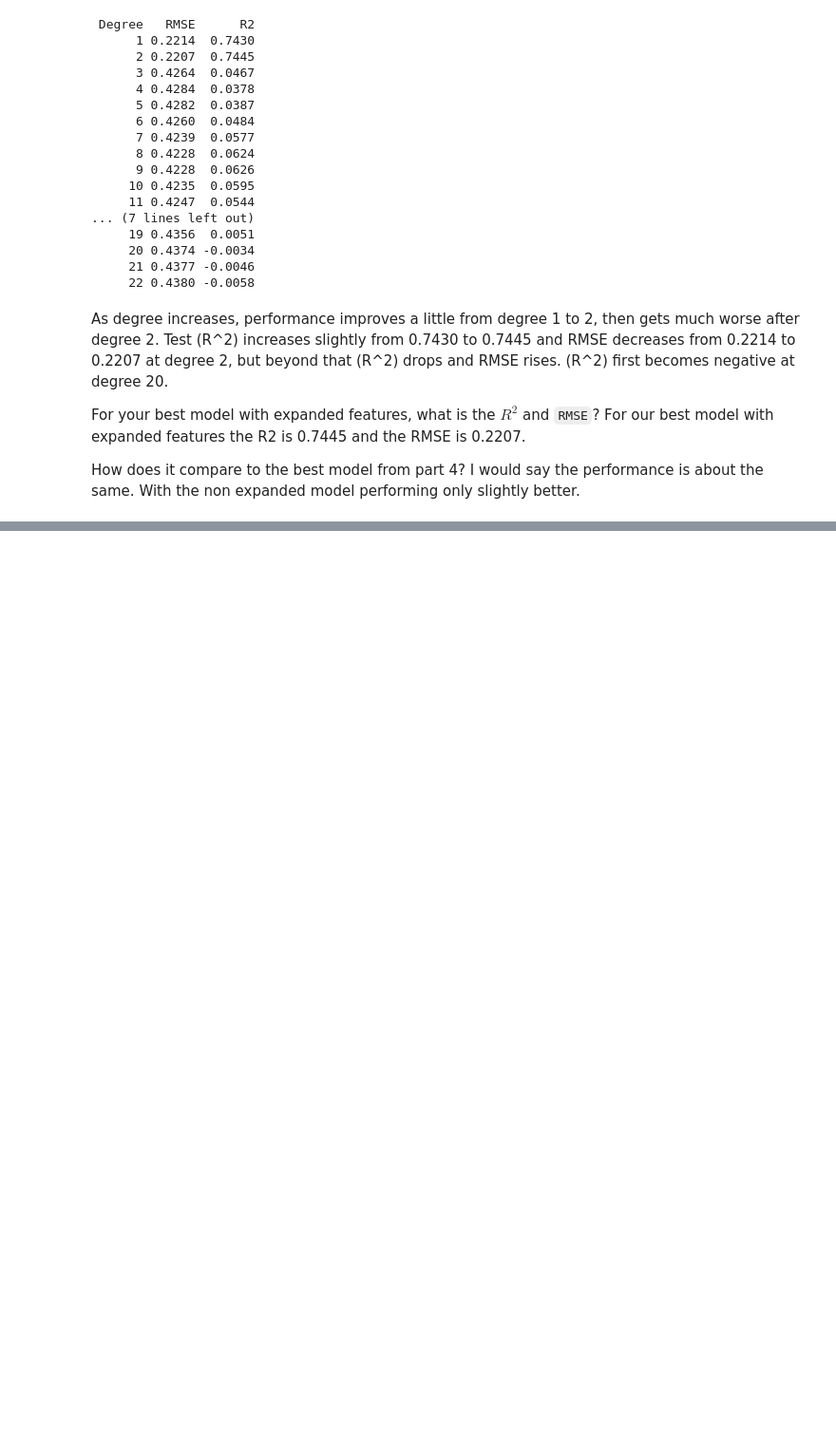
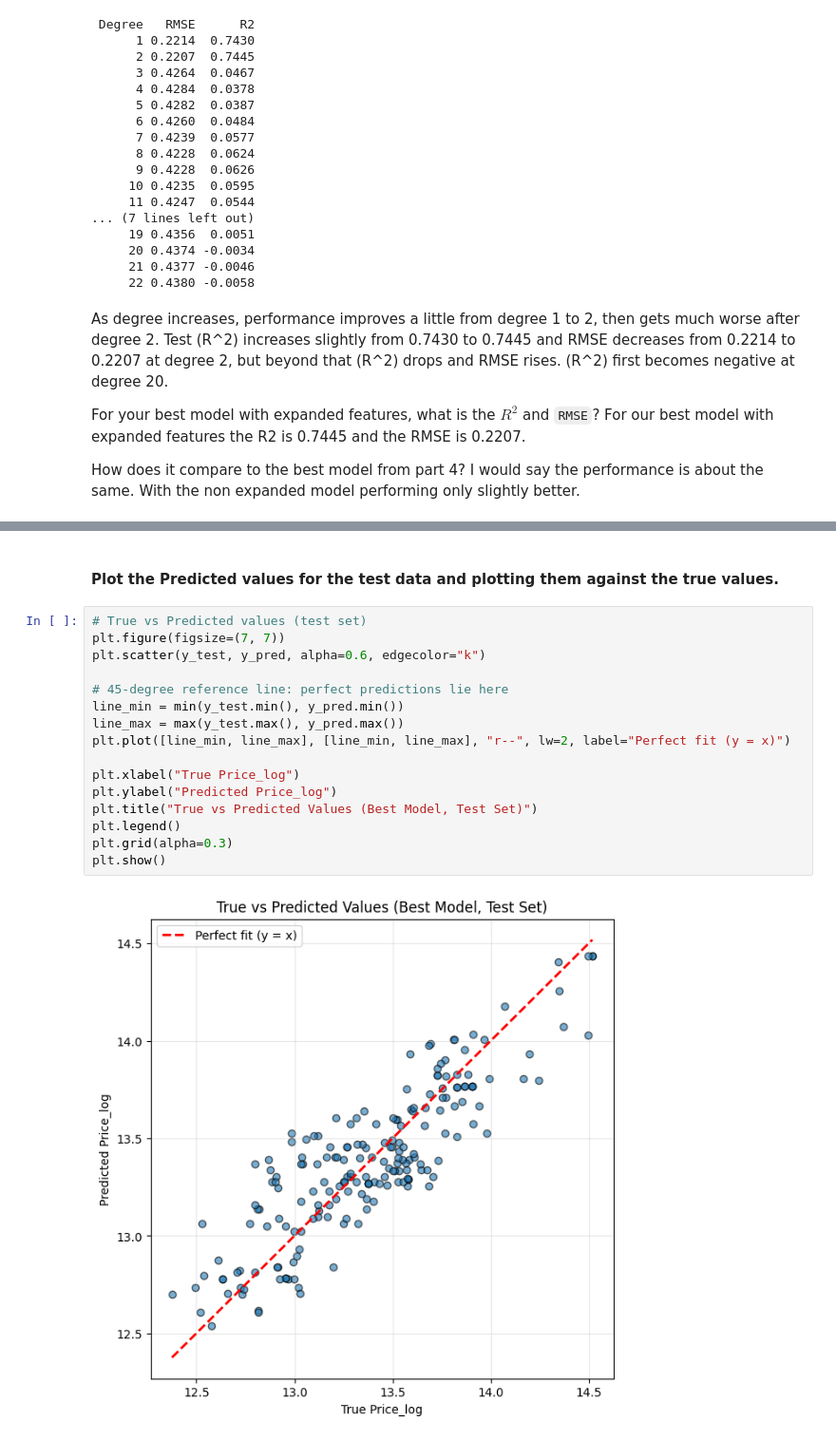
Before and after one commit to JedDataScience/week_8, a Jupyter notebook: Q2_linear_regression.ipynb, the cells around one changed output, grey strips where cells are left out. Shown at 95% size. Saved outputs shown, nothing was run; the diff lists cells and outputs as text; blank space fills up the shorter version.

```diff
--- a/Q2_linear_regression.ipynb
+++ b/Q2_linear_regression.ipynb
@@ -324,0 +363,20 @@ How does it compare to the best model from part 4? I would say the performance i
+# %% [markdown]
+#### Plot the Predicted values for the test data and plotting them against the true values.
+# %%
+# True vs Predicted values (test set)
+plt.figure(figsize=(7, 7))
+plt.scatter(y_test, y_pred, alpha=0.6, edgecolor="k")
+
+# 45-degree reference line: perfect predictions lie here
+line_min = min(y_test.min(), y_pred.min())
+line_max = max(y_test.max(), y_pred.max())
+plt.plot([line_min, line_max], [line_min, line_max], "r--", lw=2, label="Perfect fit (y = x)")
+
+plt.xlabel("True Price_log")
+plt.ylabel("Predicted Price_log")
+plt.title("True vs Predicted Values (Best Model, Test Set)")
+plt.legend()
+plt.grid(alpha=0.3)
+plt.show()
+# %% [output]
+[figure, added]
```
Also changed, not shown: parts of 8 cells of this notebook, 1 other file.
